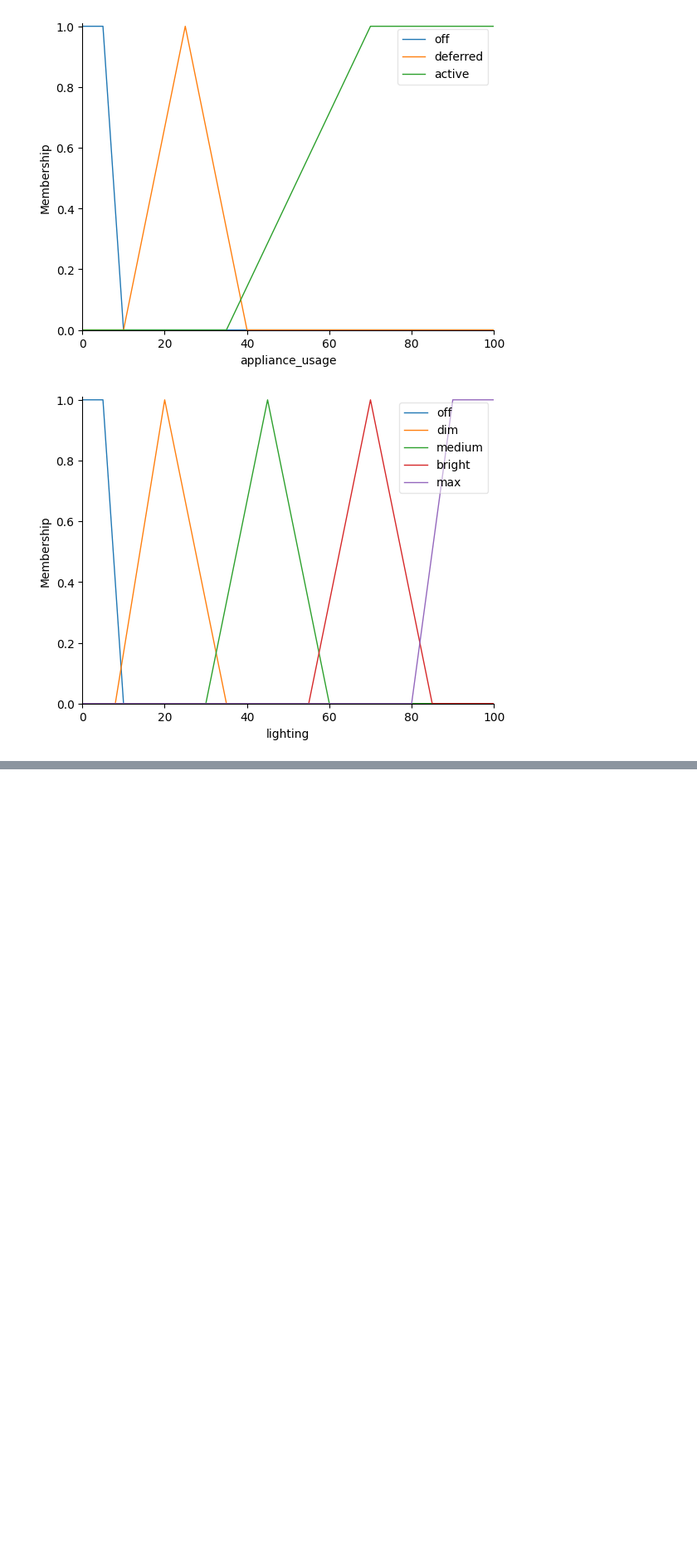
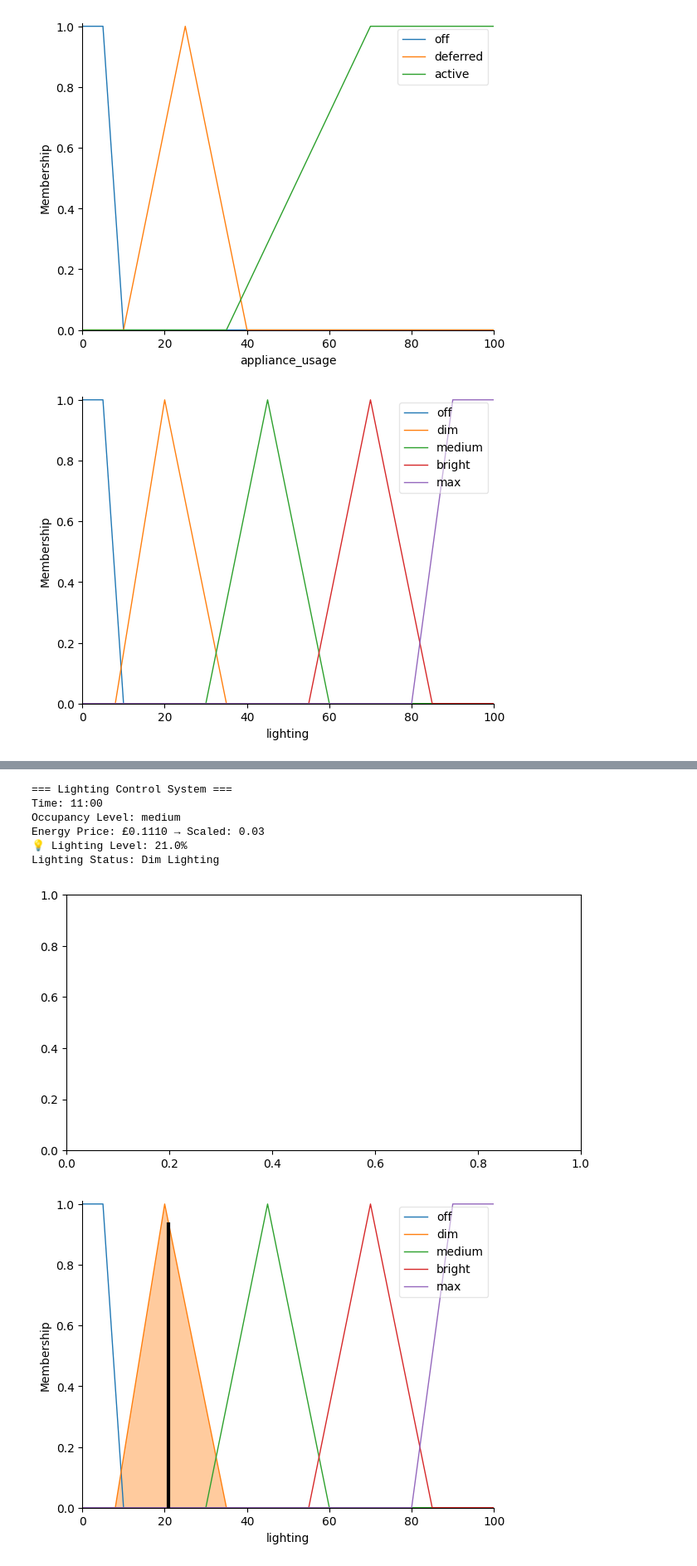
Before and after one commit to cimem37/CO653-Home-system-collaborative, a Jupyter notebook: home system fuzzy collaborative.ipynb, the cells around one changed output, grey strips where cells are left out. Shown: that part at 83% size. Saved outputs shown, nothing was run; the diff lists cells and outputs as text; code cells hidden in the pictures; blank space fills up the shorter version.

```diff
--- a/home system fuzzy collaborative.ipynb
+++ b/home system fuzzy collaborative.ipynb
@@ -339,10 +343,11 @@ rule_a6 = ctrl.Rule(time_of_day['evening'] & occupancy['high'] & energy_price['l
 # %%
+
 #Sleep hours (always off)
 rule_l1 = ctrl.Rule(time_of_day['night'] & occupancy['high'], lighting['off'])
 rule_l2 = ctrl.Rule(time_of_day['late_night'] & occupancy['low'], lighting['off'])
 
 #Morning light use if cheap
-rule_l3 = ctrl.Rule(time_of_day['morning'] & (occupancy['medium'] | occupancy['high']) & energy_price['low'], lighting['dim'])
+rule_l3 = ctrl.Rule(time_of_day['morning'] & (occupancy['medium'] | occupancy['high']) & (energy_price['low'] | energy_price['very_low']), lighting['dim'])
 rule_l4 = ctrl.Rule(time_of_day['morning'] & energy_price['high'], lighting['off'])
 
 #Daytime only dim lighting if needed and price allows
@@ -361,6 +366,13 @@ rule_l10 = ctrl.Rule((time_of_day['late_night'] | time_of_day['night']) & occupa
 
 #Late gethering exception
 rule_l12 = ctrl.Rule((time_of_day['evening'] | time_of_day['late_night']) & occupancy['high'] & energy_price['very_low'], lighting['medium'])
+
+# Fallback: If no rule triggers but it's morning → dim light
+rule_l_fallback = ctrl.Rule(time_of_day['morning'], lighting['dim'])
+
+rule_2_fallback = ctrl.Rule(occupancy['medium'], lighting['dim'])
+
+rule_3_fallback = ctrl.Rule(energy_price['low'], lighting['dim'])
 # %%
 print("=== Heating Control System ===")
 
@@ -419,0 +589,68 @@ Time of Day: 7:00
+# %%
+print("=== Lighting Control System ===")
+
+# Step 1: Group all lighting rules
+lighting_rules = [
+    rule_l1, rule_l2, rule_l3, rule_l4, rule_l5, rule_l6,
+    rule_l7, rule_l8, rule_l9, rule_l10, rule_l12 , rule_l_fallback , rule_2_fallback ,rule_3_fallback
+]
+
+# Step 2: Create control system
+lighting_ctrl = ctrl.ControlSystem(lighting_rules)
+lighting_sim = ctrl.ControlSystemSimulation(lighting_ctrl)
+
+# Step 3: Get current time and occupancy
+current_minute = datetime.datetime.now().minute
+occupancy_str = get_occupancy(current_hour, current_minute)
+occupancy_map = {'low': 0, 'medium': 1, 'high': 2}
+occupancy_level = occupancy_map[occupancy_str]
+
+# Step 4: Get and scale energy price
+raw_energy_price = get_energy_price()
+energy_price_scaled = np.clip((raw_energy_price - 0.10) / 0.40, 0, 1)
+
+# Debug input preview
+print(f"Time: {current_hour}:00")
+print(f"Occupancy Level: {occupancy_str}")
+print(f"Energy Price: £{raw_energy_price:.4f} → Scaled: {round(energy_price_scaled, 2)}")
+
+# Step 5: Assign inputs to simulation
+lighting_sim.input['time_of_day'] = current_hour
+lighting_sim.input['occupancy'] = occupancy_level
+lighting_sim.input['energy_price'] = energy_price_scaled
+
+# Step 6: Compute and safely extract output
+try:
+    lighting_sim.compute()
+    lighting_output = lighting_sim.output['lighting']
+    print(f"💡 Lighting Level: {round(lighting_output, 2)}%")
+
+    # Optional interpretation
+    if lighting_output < 10:
+        status = "Lights Off"
+    elif lighting_output < 35:
+        status = "Dim Lighting"
+    elif lighting_output < 60:
+        status = "Medium Lighting"
+    elif lighting_output < 85:
+        status = "Bright Lighting"
+    else:
+        status = "Max/Party Lighting"
+    print(f"Lighting Status: {status}")
+
+except Exception as e:
+    print("⚠️ Lighting computation failed:", e)
+
+# Step 7: Visualize output
+fig, ax = plt.subplots(figsize=(8, 4))
+lighting.view(sim=lighting_sim, ax=ax)
+plt.show()
+# %% [output]
+=== Lighting Control System ===
+Time: 11:00
+Occupancy Level: medium
+Energy Price: £0.1110 → Scaled: 0.03
+💡 Lighting Level: 21.0%
+Lighting Status: Dim Lighting
+[figure, added]
+[figure, added]
```
Also changed, not shown: parts of 7 cells of this notebook.
